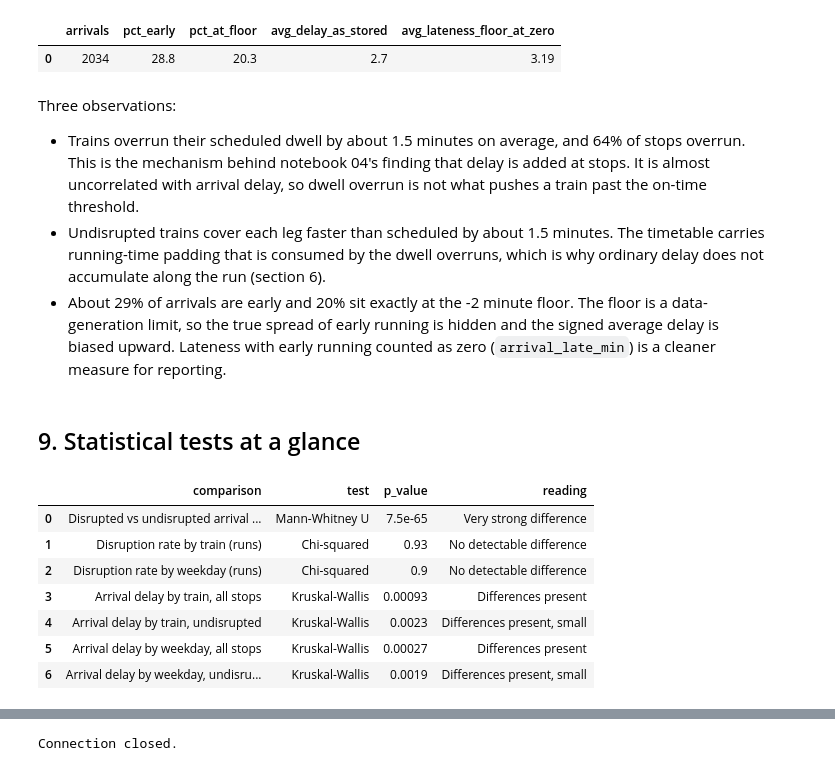
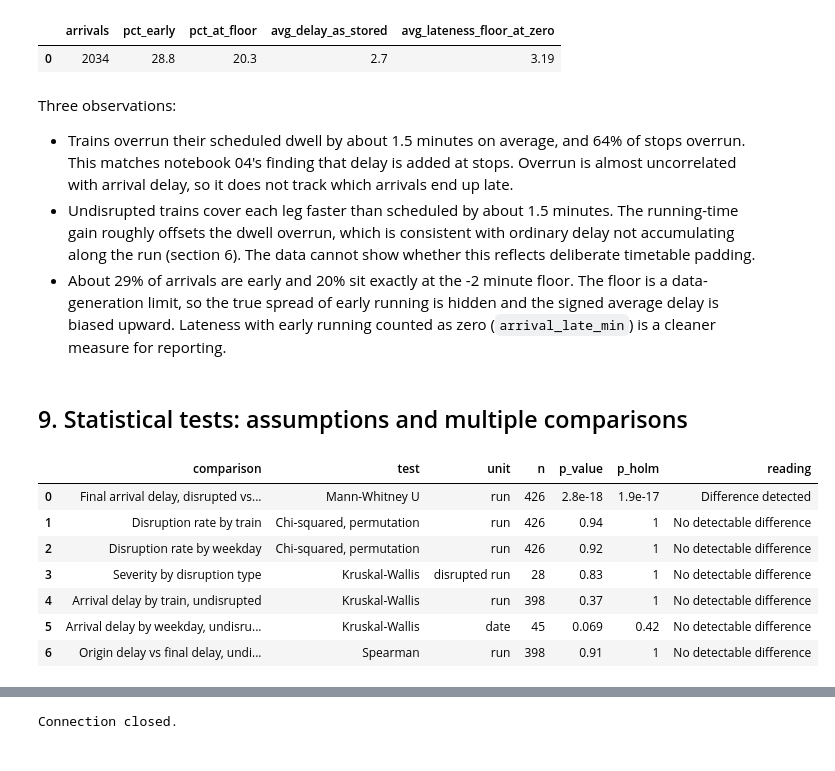
Before and after one commit to arshadziban/railpulse-railway-analytics, a Jupyter notebook: notebooks/05_deep_dive_analysis.ipynb, the cells around one changed output, grey strips where cells are left out. Drawn from its saved outputs; the diff is of its cells as text; code cells hidden in the pictures.

```diff
--- a/notebooks/05_deep_dive_analysis.ipynb
+++ b/notebooks/05_deep_dive_analysis.ipynb
@@ -290,7 +327,8 @@ Rank trains and weekdays again using undisrupted stops only. This isolates the b
 base = query("""
     SELECT service_id, train_id, service_date, station_sequence, arrival_delay_min AS delay
     FROM train_run_events_clean
-    WHERE arrival_delay_min IS NOT NULL AND NOT simulated_disruption_flag
+    WHERE arrival_delay_min IS NOT NULL
+      AND service_id NOT IN (SELECT service_id FROM train_run_events_clean WHERE simulated_disruption_flag)
 """)
 base["weekday_no"] = pd.to_datetime(base["service_date"]).dt.dayofweek
 
@@ -317,7 +355,11 @@ by_train_base = by_train_base.sort_values("avg_delay", ascending=False).round(2)
 print(by_train_base.to_string())
 
 h, p = stats.kruskal(*[g["delay"].values for _, g in base.groupby("train_id")])
-print(f"\nKruskal-Wallis across trains, undisrupted stops: H = {h:.2f}, p = {p:.4f}")
+run_means = base.groupby(["service_id", "train_id"], as_index=False)["delay"].mean()
+h_run, p_train_runs = stats.kruskal(*[g["delay"].values for _, g in run_means.groupby("train_id")])
+print(f"\nKruskal-Wallis across trains, undisrupted runs:")
+print(f"  one mean per run ({len(run_means)} runs): H = {h_run:.2f}, p = {p_train_runs:.3f}   <- unit used for conclusions")
+print(f"  stops pooled ({len(base)} stops):        H = {h:.2f}, p = {p:.4f}   <- treats stops of one run as independent")
 rho, p_rho = stats.spearmanr(by_train_base["rank_all_stops"], by_train_base["rank_undisrupted"])
 print(f"Rank agreement with notebook 04 ranking: Spearman rho = {rho:.2f} (p = {p_rho:.3f})")
 # %% [output]
@@ -354,8 +398,13 @@ by_day_base = base.groupby("weekday_no").agg(arrivals=("delay", "size"), avg_del
 by_day_base.insert(0, "weekday", ["Monday", "Tuesday", "Wednesday", "Thursday", "Friday", "Saturday", "Sunday"])
 by_day_base["avg_delay"] = by_day_base["avg_delay"].round(2)
 h, p = stats.kruskal(*[g["delay"].values for _, g in base.groupby("weekday_no")])
+# a weekday effect would act on the whole day, so the date is the independent unit
+date_means = base.groupby(["service_date", "weekday_no"], as_index=False)["delay"].mean()
+h_date, p_day_dates = stats.kruskal(*[g["delay"].values for _, g in date_means.groupby("weekday_no")])
 print(by_day_base.to_string(index=False))
-print(f"\nKruskal-Wallis across weekdays, undisrupted stops: H = {h:.2f}, p = {p:.4f}")
+print(f"\nKruskal-Wallis across weekdays, undisrupted runs:")
+print(f"  one mean per date ({len(date_means)} dates): H = {h_date:.2f}, p = {p_day_dates:.3f}   <- unit used for conclusions")
+print(f"  stops pooled ({len(base)} stops):        H = {h:.2f}, p = {p:.4f}   <- treats stops of one day as independent")
 # %% [output]
   weekday  arrivals  avg_delay  dates
    Monday       307       1.73      7
@@ -529,38 +601,48 @@ early
 # %% [markdown]
 Three observations:
 
-- Trains overrun their scheduled dwell by about 1.5 minutes on average, and 64% of stops overrun. This is the mechanism behind notebook 04's finding that delay is added at stops. It is almost uncorrelated with arrival delay, so dwell overrun is not what pushes a train past the on-time threshold.
-- Undisrupted trains cover each leg faster than scheduled by about 1.5 minutes. The timetable carries running-time padding that is consumed by the dwell overruns, which is why ordinary delay does not accumulate along the run (section 6).
+- Trains overrun their scheduled dwell by about 1.5 minutes on average, and 64% of stops overrun. This matches notebook 04's finding that delay is added at stops. Overrun is almost uncorrelated with arrival delay, so it does not track which arrivals end up late.
+- Undisrupted trains cover each leg faster than scheduled by about 1.5 minutes. The running-time gain roughly offsets the dwell overrun, which is consistent with ordinary delay not accumulating along the run (section 6). The data cannot show whether this reflects deliberate timetable padding.
 - About 29% of arrivals are early and 20% sit exactly at the -2 minute floor. The floor is a data-generation limit, so the true spread of early running is hidden and the signed average delay is biased upward. Lateness with early running counted as zero (`arrival_late_min`) is a cleaner measure for reporting.
 # %% [markdown]
-## 9. Statistical tests at a glance
+## 9. Statistical tests: assumptions and multiple comparisons
 # %%
-def kw(frame, group_col):
-    return stats.kruskal(*[g["delay"].values for _, g in frame.groupby(group_col)])
+def holm(p_values):
+    """Holm step-down adjustment: controls the chance of any false positive across the family at 5%."""
+    p_values = np.asarray(p_values, dtype=float)
+    adjusted, running = np.empty_like(p_values), 0.0
+    for rank, i in enumerate(np.argsort(p_values)):
+        running = max(running, (len(p_values) - rank) * p_values[i])
+        adjusted[i] = min(1.0, running)
+    return adjusted
 
-all_arrivals = query("SELECT train_id, service_date, simulated_disruption_flag AS disrupted, arrival_delay_min AS delay FROM train_run_events_clean WHERE arrival_delay_min IS NOT NULL")
-all_arrivals["weekday_no"] = pd.to_datetime(all_arrivals["service_date"]).dt.dayofweek
-und = all_arrivals[~all_arrivals["disrupted"]]
 
-u, p_u = stats.mannwhitneyu(all_arrivals.loc[all_arrivals["disrupted"], "delay"], all_arrivals.loc[~all_arrivals["disrupted"], "delay"])
+undisrupted_runs = carry[~carry["disrupted"]]
+_, p_carry = stats.spearmanr(undisrupted_runs["origin_departure_delay"], undisrupted_runs["final_arrival_delay"])
+_, p_final = stats.mannwhitneyu(run_outcome.loc[run_outcome["disrupted"], "final_arrival_delay"],
+                                run_outcome.loc[~run_outcome["disrupted"], "final_arrival_delay"])
+
 tests = pd.DataFrame([
-    ("Disrupted vs undisrupted arrival delay", "Mann-Whitney U", p_u, "Very strong difference"),
-    ("Disruption rate by train (runs)", "Chi-squared", p_train, "No detectable difference"),
-    ("Disruption rate by weekday (runs)", "Chi-squared", p_day, "No detectable difference"),
-    ("Arrival delay by train, all stops", "Kruskal-Wallis", kw(all_arrivals, "train_id").pvalue, "Differences present"),
-    ("Arrival delay by train, undisrupted", "Kruskal-Wallis", kw(und, "train_id").pvalue, "Differences present, small"),
-    ("Arrival delay by weekday, all stops", "Kruskal-Wallis", kw(all_arrivals, "weekday_no").pvalue, "Differences present"),
-    ("Arrival delay by weekday, undisrupted", "Kruskal-Wallis", kw(und, "weekday_no").pvalue, "Differences present, small"),
-], columns=["comparison", "test", "p_value", "reading"])
+    ("Final arrival delay, disrupted vs undisrupted runs", "Mann-Whitney U", "run", len(run_outcome), p_final),
+    ("Disruption rate by train", "Chi-squared, permutation", "run", len(run_outcome), p_train),
+    ("Disruption rate by weekday", "Chi-squared, permutation", "run", len(run_outcome), p_day),
+    ("Severity by disruption type", "Kruskal-Wallis", "disrupted run", len(run_type), p_type),
+    ("Arrival delay by train, undisrupted", "Kruskal-Wallis", "run", len(run_means), p_train_runs),
+    ("Arrival delay by weekday, undisrupted", "Kruskal-Wallis", "date", len(date_means), p_day_dates),
+    ("Origin delay vs final delay, undisrupted", "Spearman", "run", len(undisrupted_runs), p_carry),
+], columns=["comparison", "test", "unit", "n", "p_value"])
+tests["p_holm"] = holm(tests["p_value"])
+tests["reading"] = np.where(tests["p_holm"] < 0.05, "Difference detected", "No detectable difference")
 tests["p_value"] = tests["p_value"].map(lambda p: f"{p:.2g}")
+tests["p_holm"] = tests["p_holm"].map(lambda p: f"{p:.2g}")
 tests
 # %% [output]
-|  | comparison | test | p_value | reading |
-| 0 | Disrupted vs undisrupted arrival ... | Mann-Whitney U | 7.5e-65 | Very strong difference |
-| 1 | Disruption rate by train (runs) | Chi-squared | 0.93 | No detectable difference |
-| 2 | Disruption rate by weekday (runs) | Chi-squared | 0.9 | No detectable difference |
-| 3 | Arrival delay by train, all stops | Kruskal-Wallis | 0.00093 | Differences present |
-| 4 | Arrival delay by train, undisrupted | Kruskal-Wallis | 0.0023 | Differences present, small |
-| 5 | Arrival delay by weekday, all stops | Kruskal-Wallis | 0.00027 | Differences present |
-| 6 | Arrival delay by weekday, undisru... | Kruskal-Wallis | 0.0019 | Differences present, small |
+|  | comparison | test | unit | n | p_value | p_holm | reading |
+| 0 | Final arrival delay, disrupted vs... | Mann-Whitney U | run | 426 | 2.8e-18 | 1.9e-17 | Difference detected |
+| 1 | Disruption rate by train | Chi-squared, permutation | run | 426 | 0.94 | 1 | No detectable difference |
+| 2 | Disruption rate by weekday | Chi-squared, permutation | run | 426 | 0.92 | 1 | No detectable difference |
+| 3 | Severity by disruption type | Kruskal-Wallis | disrupted run | 28 | 0.83 | 1 | No detectable difference |
+| 4 | Arrival delay by train, undisrupted | Kruskal-Wallis | run | 398 | 0.37 | 1 | No detectable difference |
+| 5 | Arrival delay by weekday, undisru... | Kruskal-Wallis | date | 45 | 0.069 | 0.42 | No detectable difference |
+| 6 | Origin delay vs final delay, undi... | Spearman | run | 398 | 0.91 | 1 | No detectable difference |
 # %% [markdown]
```
Also changed, not shown: parts of 16 cells of this notebook, 6 other files.
